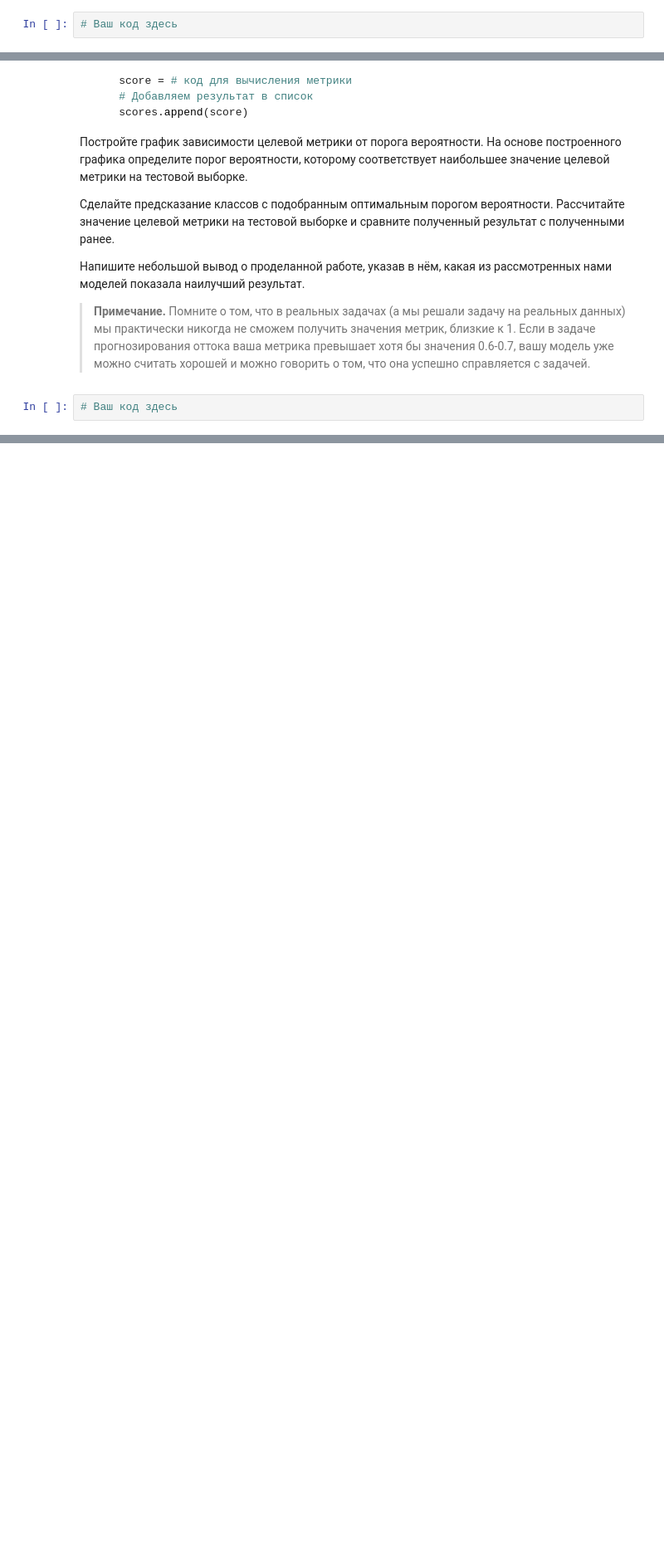
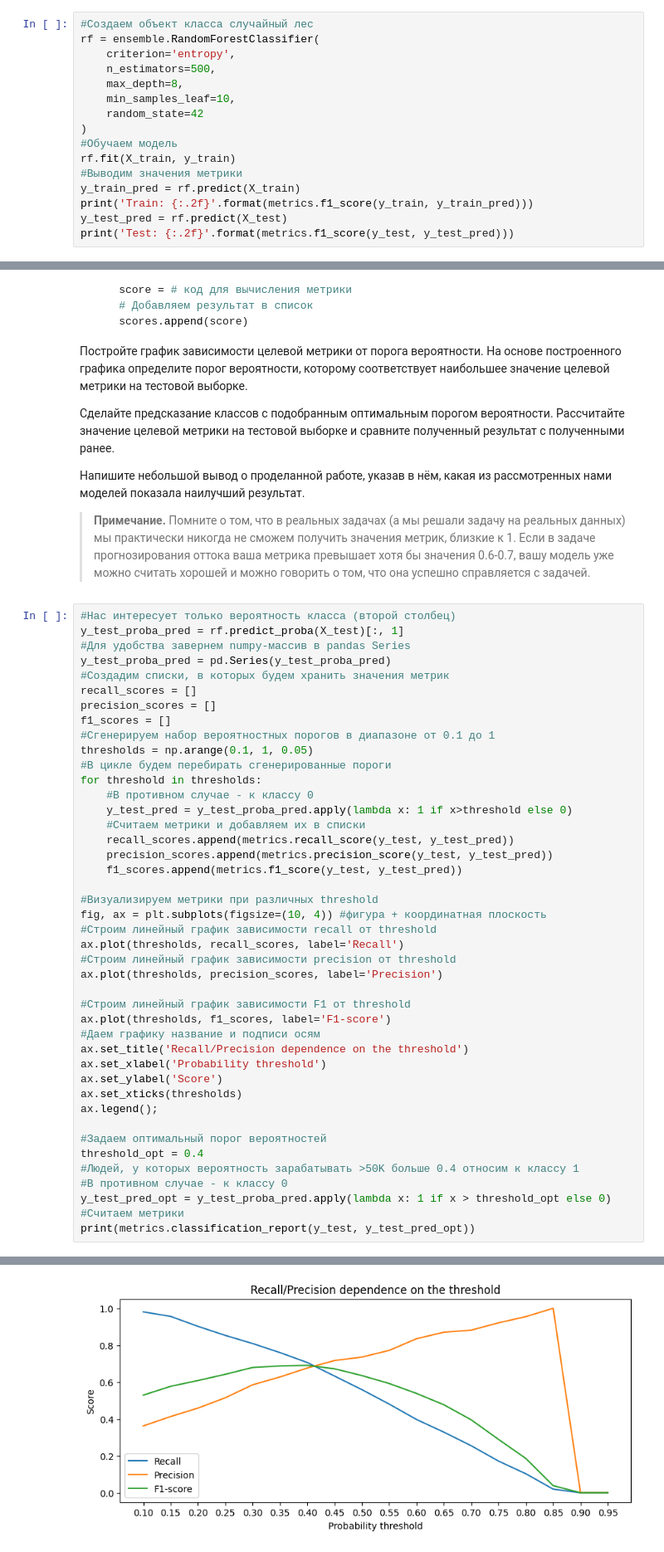
Before and after one commit to micaelofficial/michaels_mind, a Jupyter notebook: ML-3_Classification/Practice.ipynb, the cells around one changed output, grey strips where cells are left out. Shown: that part at 83% size. Saved outputs shown, nothing was run; the diff lists cells and outputs as text; blank space fills up the shorter version.

```diff
--- a/ML-3_Classification/Practice.ipynb
+++ b/ML-3_Classification/Practice.ipynb
@@ -700,4 +733,18 @@ from sklearn import ensemble
 
 - Задание выполнено неверно, не учтено одно или несколько условий (**0 баллов**).
 # %%
-# Ваш код здесь
+#Создаем объект класса случайный лес
+rf = ensemble.RandomForestClassifier(
+    criterion='entropy',
+    n_estimators=500,
+    max_depth=8,
+    min_samples_leaf=10,
+    random_state=42
+)
+#Обучаем модель
+rf.fit(X_train, y_train)
+#Выводим значения метрики
+y_train_pred = rf.predict(X_train)
+print('Train: {:.2f}'.format(metrics.f1_score(y_train, y_train_pred)))
+y_test_pred = rf.predict(X_test)
+print('Test: {:.2f}'.format(metrics.f1_score(y_test, y_test_pred)))
@@ -749,4 +799,46 @@ for threshold in thresholds:
 
 > **Примечание.** Помните о том, что в реальных задачах (а мы решали задачу на реальных данных) мы практически никогда не сможем получить значения метрик, близкие к 1. Если в задаче прогнозирования оттока ваша метрика превышает хотя бы значения 0.6-0.7, вашу модель уже можно считать хорошей и можно говорить о том, что она успешно справляется с задачей.
 # %%
-# Ваш код здесь
+#Нас интересует только вероятность класса (второй столбец)
+y_test_proba_pred = rf.predict_proba(X_test)[:, 1]
+#Для удобства завернем numpy-массив в pandas Series
+y_test_proba_pred = pd.Series(y_test_proba_pred)
+#Создадим списки, в которых будем хранить значения метрик
+recall_scores = []
+precision_scores = []
+f1_scores = []
+#Сгенерируем набор вероятностных порогов в диапазоне от 0.1 до 1
+thresholds = np.arange(0.1, 1, 0.05)
+#В цикле будем перебирать сгенерированные пороги
+for threshold in thresholds:
+    #В противном случае - к классу 0
+    y_test_pred = y_test_proba_pred.apply(lambda x: 1 if x>threshold else 0)
+    #Считаем метрики и добавляем их в списки
+    recall_scores.append(metrics.recall_score(y_test, y_test_pred))
+    precision_scores.append(metrics.precision_score(y_test, y_test_pred))
+    f1_scores.append(metrics.f1_score(y_test, y_test_pred))
+
+#Визуализируем метрики при различных threshold
+fig, ax = plt.subplots(figsize=(10, 4)) #фигура + координатная плоскость
+#Строим линейный график зависимости recall от threshold
+ax.plot(thresholds, recall_scores, label='Recall')
+#Строим линейный график зависимости precision от threshold
+ax.plot(thresholds, precision_scores, label='Precision')
+
+#Строим линейный график зависимости F1 от threshold
+ax.plot(thresholds, f1_scores, label='F1-score')
+#Даем графику название и подписи осям
+ax.set_title('Recall/Precision dependence on the threshold')
+ax.set_xlabel('Probability threshold')
+ax.set_ylabel('Score')
+ax.set_xticks(thresholds)
+ax.legend();
+
+#Задаем оптимальный порог вероятностей
+threshold_opt = 0.4
+#Людей, у которых вероятность зарабатывать >50K больше 0.4 относим к классу 1
+#В противном случае - к классу 0
+y_test_pred_opt = y_test_proba_pred.apply(lambda x: 1 if x > threshold_opt else 0)
+#Считаем метрики
+print(metrics.classification_report(y_test, y_test_pred_opt))
+# %% [output]
@@ -753 +853,2 @@ for threshold in thresholds:
+[figure, added]
 # %% [markdown]
```
Also changed, not shown: parts of 14 cells of this notebook, 1 other file.
